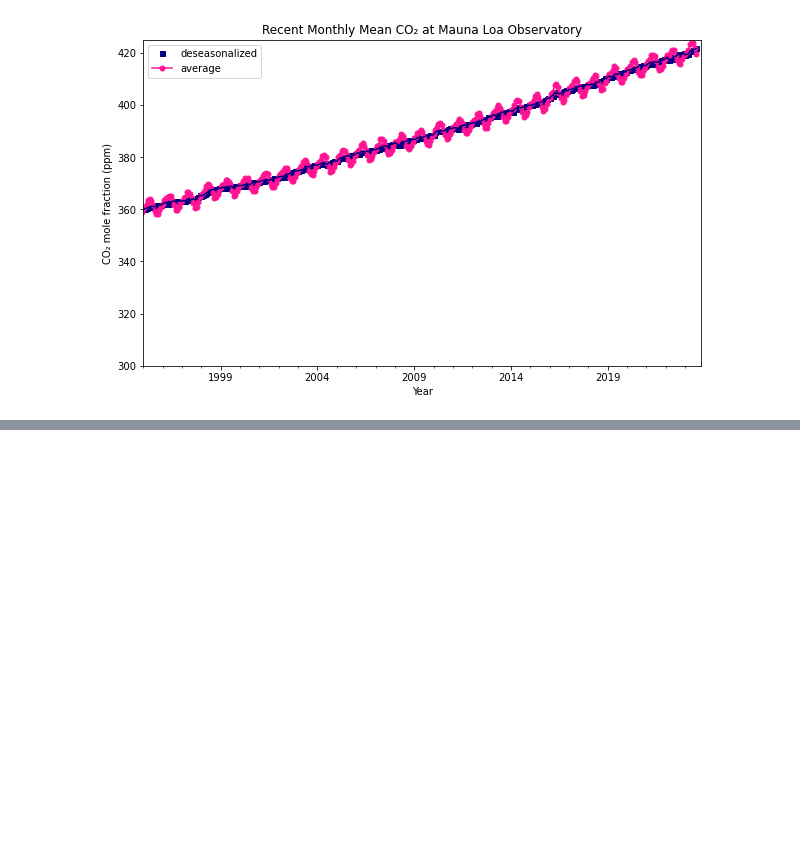
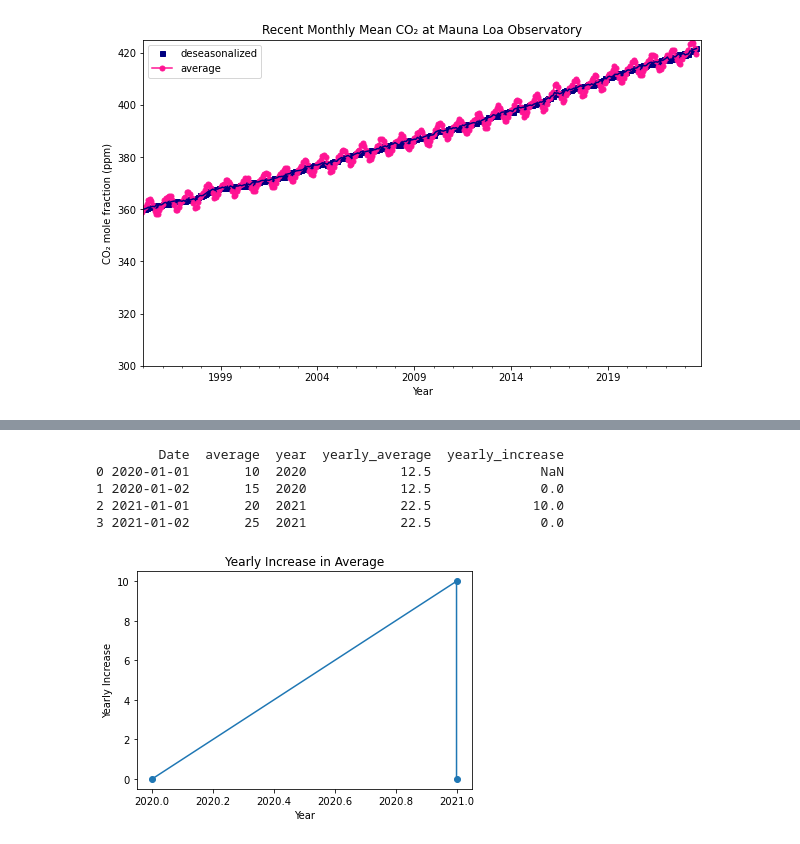
Before and after one commit to dontloseyourkeys/lab2-310, a Jupyter notebook: AsiaLab2.ipynb, the cells around one changed output, grey strips where cells are left out. Cells and saved outputs as stored; diff of their text form; code cells hidden in the pictures; blank space fills up the shorter version.

```diff
--- a/AsiaLab2.ipynb
+++ b/AsiaLab2.ipynb
@@ -113,0 +175,47 @@ co2data.plot.line(x = 'Year', y= 'average', c = 'deeppink', style= '-o', ms = 5,
+# %%
+#Chat GPT was prompted: i would like to plot the amount the average increases per year. I want to add a new column called yearly increase
+
+import pandas as pd
+import matplotlib.pyplot as plt
+
+# Assuming df is your DataFrame
+# Example DataFrame creation (replace this with your actual data loading)
+data = {'Date': ['2020-01-01', '2020-01-02', '2021-01-01', '2021-01-02'],
+        'average': [10, 15, 20, 25]}
+
+df = pd.DataFrame(data)
+
+# Convert the 'Date' column to datetime
+df['Date'] = pd.to_datetime(df['Date'])
+
+# Extract the year from the 'Date' column
+df['year'] = df['Date'].dt.year
+
+# Calculate the yearly average of 'average'
+yearly_average = df.groupby('year')['average'].mean().reset_index()
+
+# Merge the yearly averages back to the original DataFrame
+df = pd.merge(df, yearly_average, on='year', how='left', suffixes=('', '_yearly_average'))
+
+# Rename the new column
+df = df.rename(columns={'average_yearly_average': 'yearly_average'})
+
+# Calculate the yearly increase
+df['yearly_increase'] = df['yearly_average'].diff()
+
+# Display the result
+print(df)
+
+# Plotting
+plt.plot(df['year'], df['yearly_increase'], marker='o')
+plt.xlabel('Year')
+plt.ylabel('Yearly Increase')
+plt.title('Yearly Increase in Average')
+plt.show()
+# %% [output]
+        Date  average  year  yearly_average  yearly_increase
+0 2020-01-01       10  2020            12.5              NaN
+1 2020-01-02       15  2020            12.5              0.0
+2 2021-01-01       20  2021            22.5             10.0
+3 2021-01-02       25  2021            22.5              0.0
+[figure, added]
```
Also changed, not shown: parts of 4 cells of this notebook.
